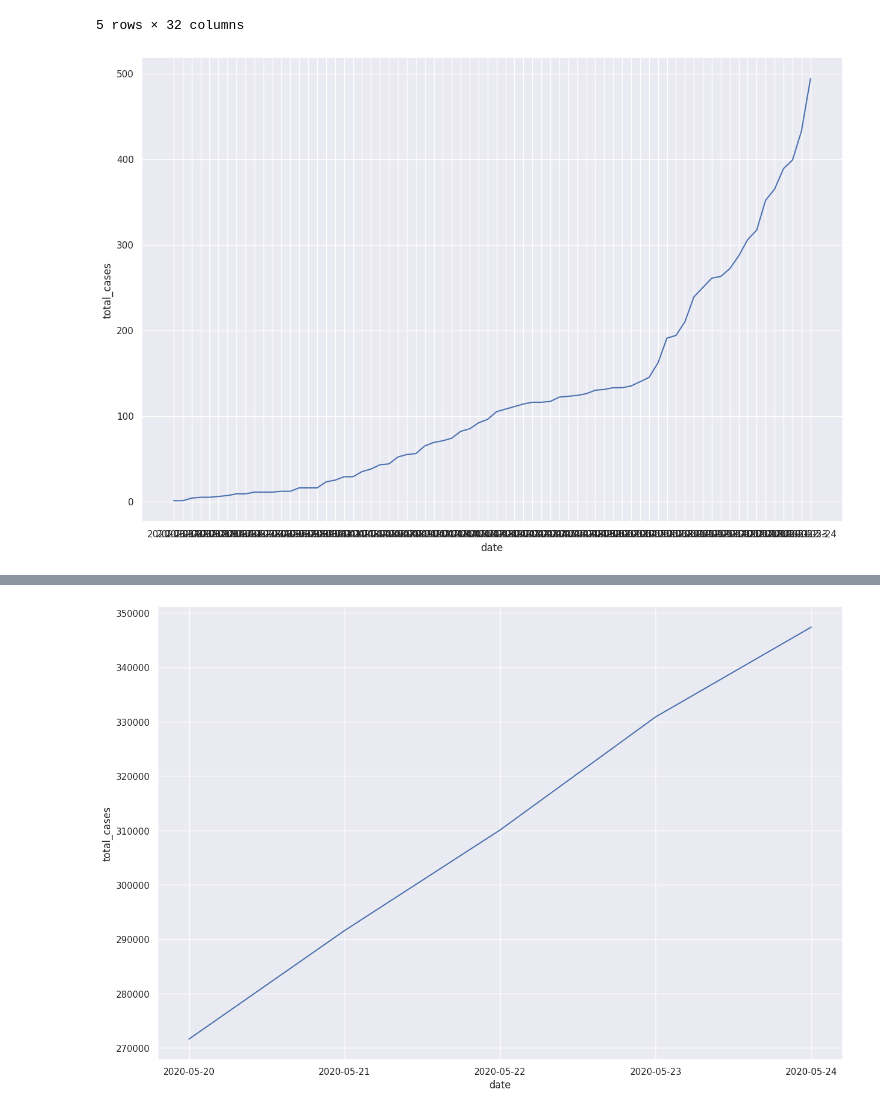
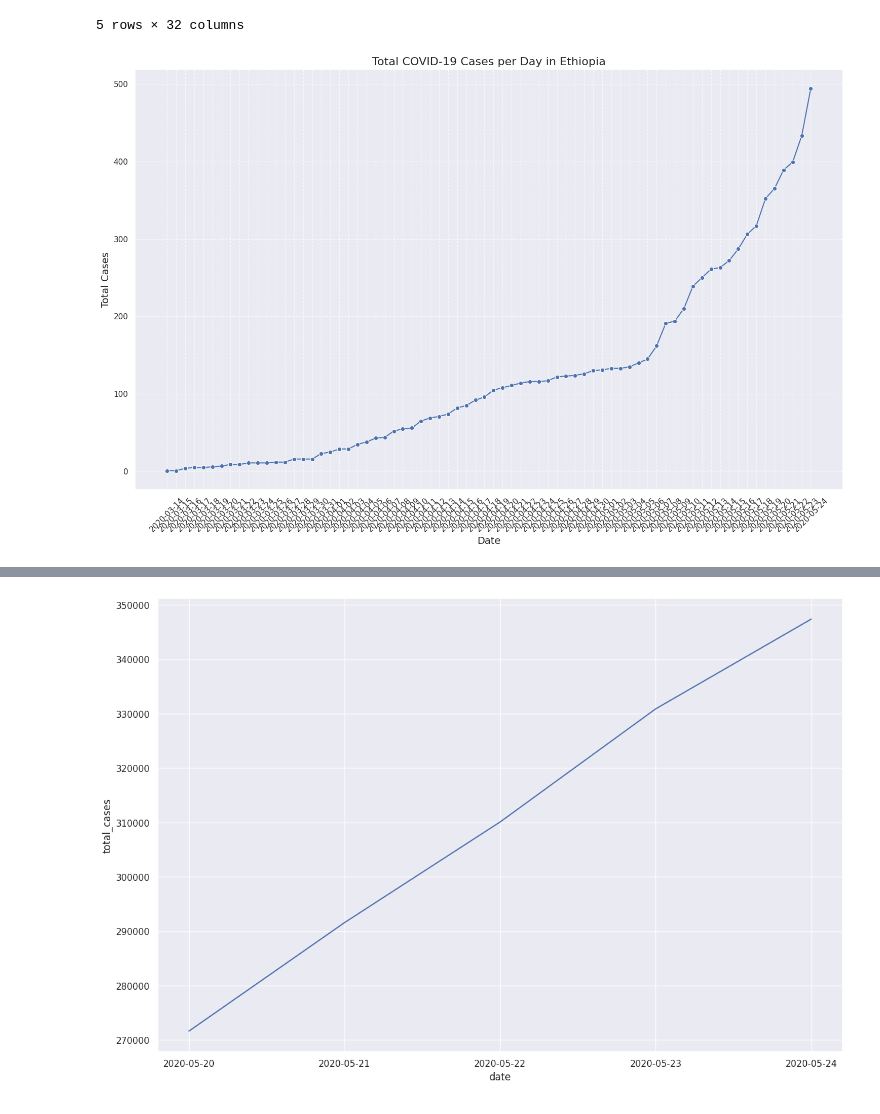
Before and after one commit to aabelatilaw/COVID-19-Prediction-Using-AI, a Jupyter notebook: covid_19.ipynb, the cells around one changed output, grey strips where cells are left out. Saved outputs shown, nothing was run; the diff lists cells and outputs as text; code cells hidden in the pictures.

```diff
--- a/covid_19.ipynb
+++ b/covid_19.ipynb
@@ -132,10 +129,23 @@ from matplotlib import pyplot as plt
-# %%
-#Total cases per day
-sns.set(rc={'figure.figsize':(15,10)})
-sns.lineplot(x="date",y="total_cases",data=Ethiopia_case)
-plt.show()
-# %% [output]
-[figure, removed]
+# %%
+import seaborn as sns
+import matplotlib.pyplot as plt
+
+# Set figure size and create plot
+sns.set(rc={'figure.figsize':(15,10)})
+ax = sns.lineplot(x="date", y="total_cases", data=Ethiopia_case, color='b', marker='o')
+
+# Add title, labels, and rotate x-axis
+plt.title('Total COVID-19 Cases per Day in Ethiopia', fontsize=16)
+plt.xlabel('Date', fontsize=14)
+plt.ylabel('Total Cases', fontsize=14)
+plt.xticks(rotation=45)
+
+# Add grid and show plot
+plt.grid(True, linestyle='--', alpha=0.7)
+plt.tight_layout()
+plt.show()
+# %% [output]
+[figure, added]
 # %%
 #Making a dataframe for last 5 days
 Ethiopia_case_5_days=Ethiopia_case.tail()
```
Also changed, not shown: parts of 7 cells of this notebook.
